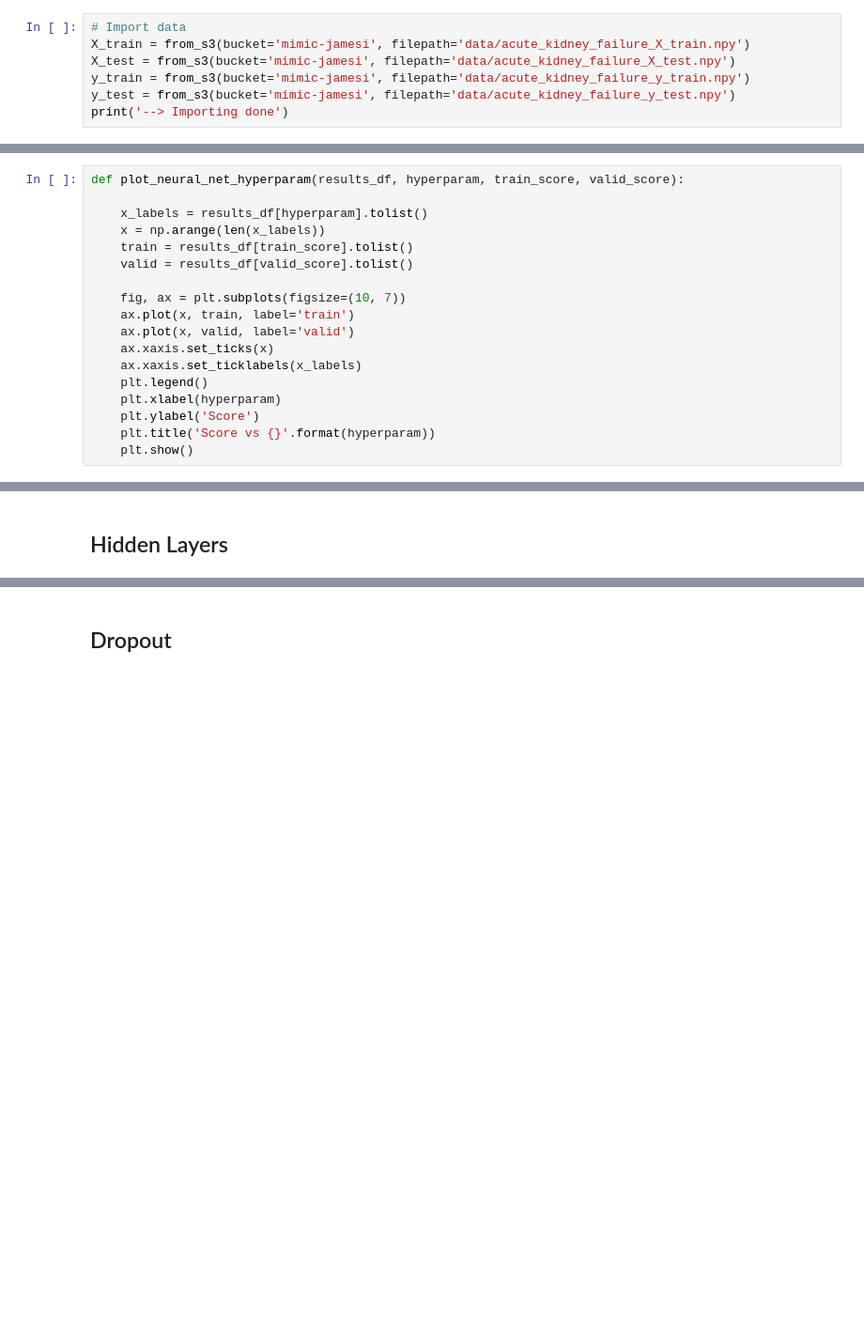
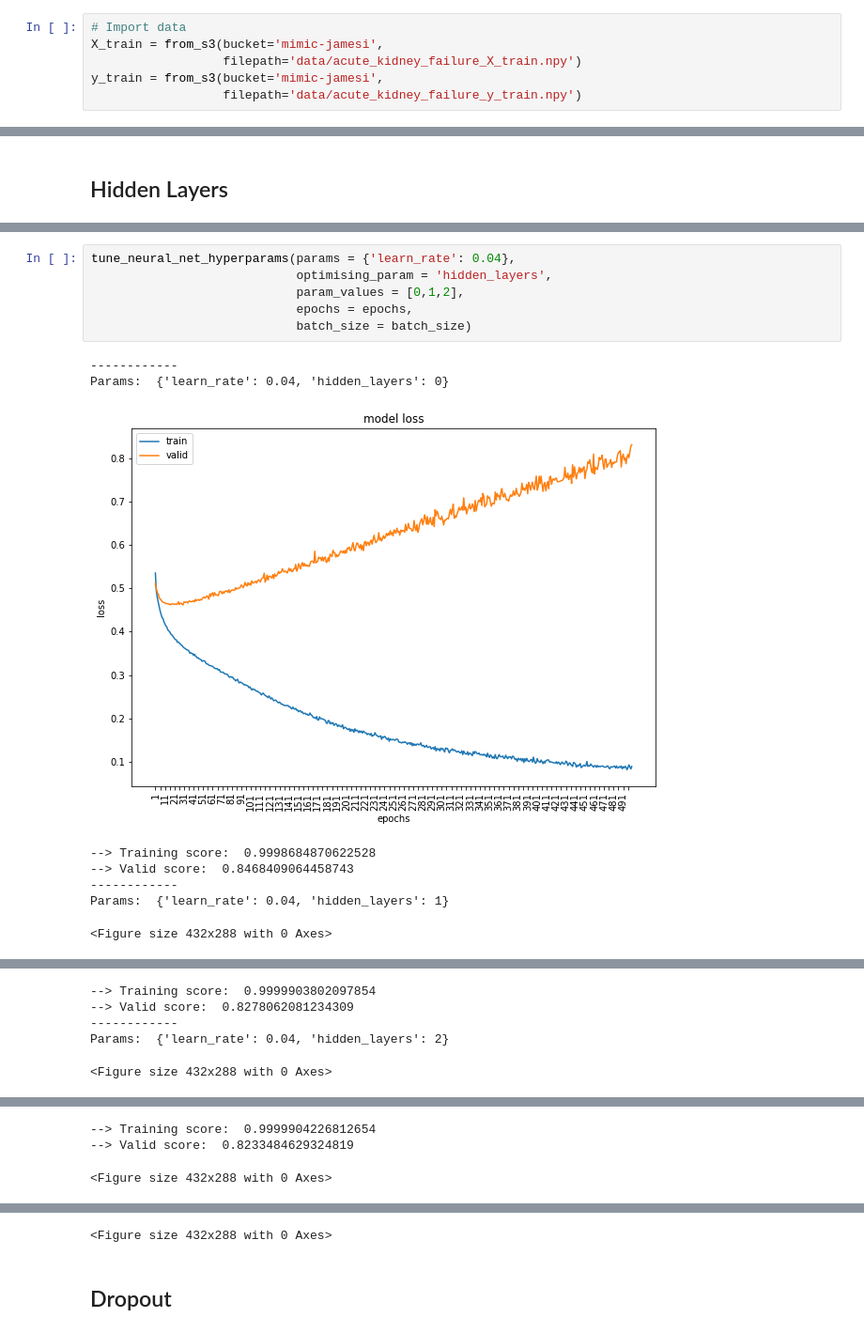
Before and after one commit to jdingram/mimic, a Jupyter notebook: notebooks/4_neural_network.ipynb, the cells around one changed output, grey strips where cells are left out. Shown at 94% size. Cells and saved outputs as stored; diff of their text form; blank space fills up the shorter version.

```diff
--- a/notebooks/4_neural_network.ipynb
+++ b/notebooks/4_neural_network.ipynb
@@ -38,7 +33,6 @@ from s3_storage import *
 # %%
 # Import data
-X_train = from_s3(bucket='mimic-jamesi', filepath='data/acute_kidney_failure_X_train.npy')
-X_test = from_s3(bucket='mimic-jamesi', filepath='data/acute_kidney_failure_X_test.npy')
-y_train = from_s3(bucket='mimic-jamesi', filepath='data/acute_kidney_failure_y_train.npy')
-y_test = from_s3(bucket='mimic-jamesi', filepath='data/acute_kidney_failure_y_test.npy')
-print('--> Importing done')
+X_train = from_s3(bucket='mimic-jamesi',
+                  filepath='data/acute_kidney_failure_X_train.npy')
+y_train = from_s3(bucket='mimic-jamesi',
+                  filepath='data/acute_kidney_failure_y_train.npy')
@@ -191,18 +99,0 @@ def train_model(X_train, y_train, X_val, y_val, epochs, batch_size, params={}, l
-# %%
-def plot_neural_net_hyperparam(results_df, hyperparam, train_score, valid_score):
-
-    x_labels = results_df[hyperparam].tolist()
-    x = np.arange(len(x_labels))
-    train = results_df[train_score].tolist()
-    valid = results_df[valid_score].tolist()
-
-    fig, ax = plt.subplots(figsize=(10, 7))
-    ax.plot(x, train, label='train')
-    ax.plot(x, valid, label='valid')
-    ax.xaxis.set_ticks(x)
-    ax.xaxis.set_ticklabels(x_labels)
-    plt.legend()
-    plt.xlabel(hyperparam)
-    plt.ylabel('Score')
-    plt.title('Score vs {}'.format(hyperparam))
-    plt.show()
@@ -268,0 +238,15 @@ Params:  {'hidden_layers': 2, 'learn_rate': 0.07}
+# %%
+tune_neural_net_hyperparams(params = {'learn_rate': 0.04},
+                            optimising_param = 'hidden_layers',
+                            param_values = [0,1,2],
+                            epochs = epochs,
+                            batch_size = batch_size)
+# %% [output]
+------------
+Params:  {'learn_rate': 0.04, 'hidden_layers': 0}
+[figure, added]
+--> Training score:  0.9998684870622528
+--> Valid score:  0.8468409064458743
+------------
+Params:  {'learn_rate': 0.04, 'hidden_layers': 1}
+<Figure size 432x288 with 0 Axes>
@@ -268,0 +254,5 @@ Params:  {'hidden_layers': 2, 'learn_rate': 0.07}
+--> Training score:  0.9999903802097854
+--> Valid score:  0.8278062081234309
+------------
+Params:  {'learn_rate': 0.04, 'hidden_layers': 2}
+<Figure size 432x288 with 0 Axes>
@@ -268,0 +260,3 @@ Params:  {'hidden_layers': 2, 'learn_rate': 0.07}
+--> Training score:  0.9999904226812654
+--> Valid score:  0.8233484629324819
+<Figure size 432x288 with 0 Axes>
@@ -269,2 +268,3 @@ Params:  {'hidden_layers': 2, 'learn_rate': 0.07}
+<Figure size 432x288 with 0 Axes>
 # %% [markdown]
 ## Dropout
```
Also changed, not shown: parts of 21 cells of this notebook, 4 other files.
